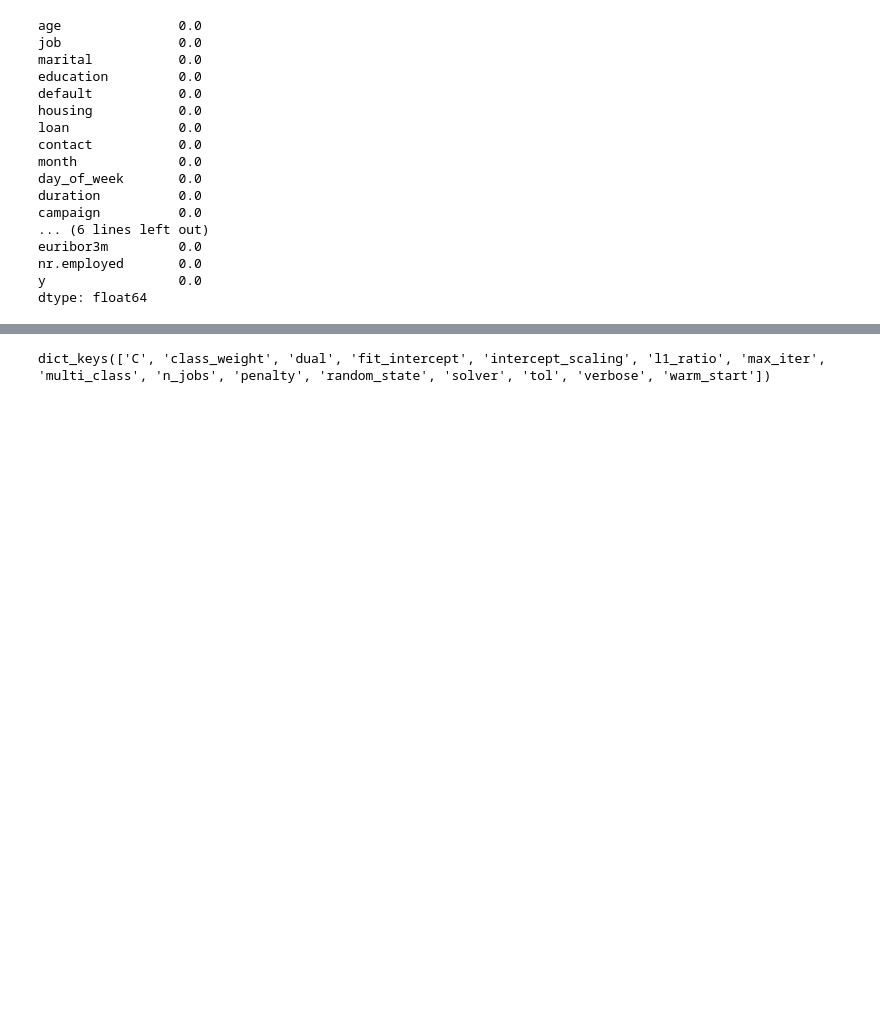
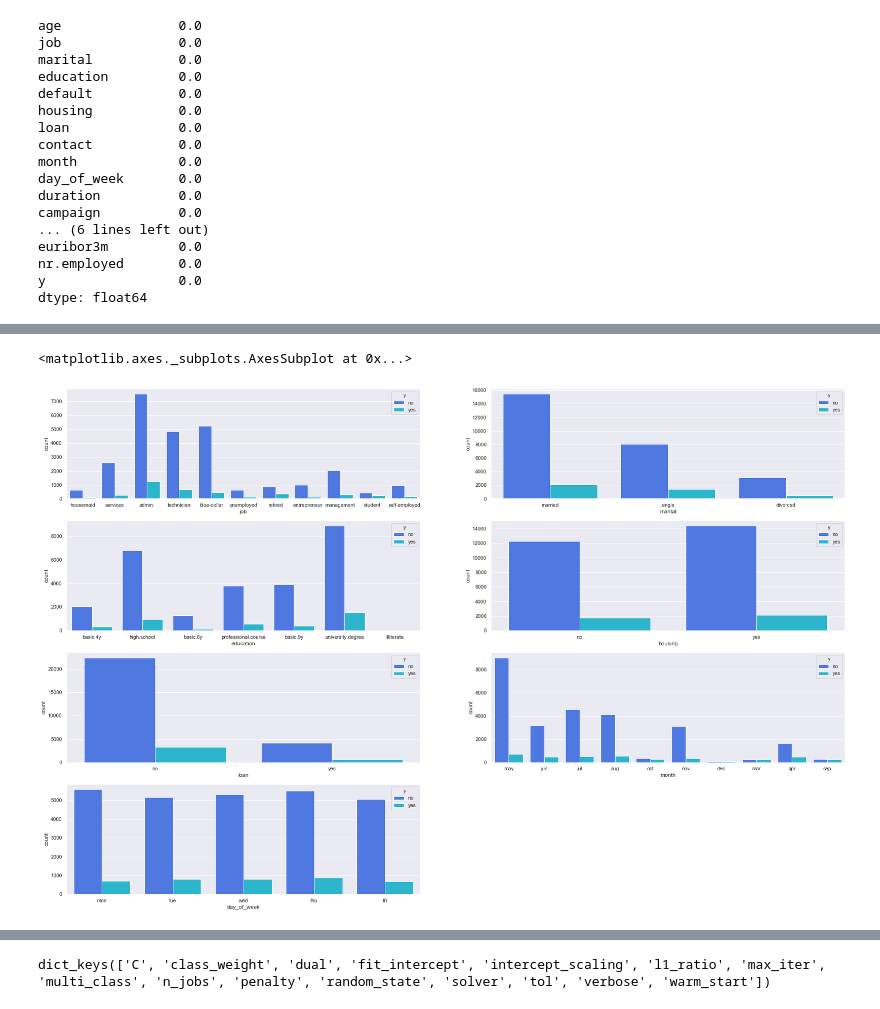
Before and after one commit to cahyoardhi/logistic-reggression-ng-crew, a Jupyter notebook: analysis.ipynb, the cells around one changed output, grey strips where cells are left out. Drawn from its saved outputs; the diff is of its cells as text; code cells hidden in the pictures; blank space fills up the shorter version.

```diff
--- a/analysis.ipynb
+++ b/analysis.ipynb
@@ -156,3 +177,3 @@ Index(['job', 'marital', 'education', 'default', 'housing', 'loan', 'contact',
 # %%
-df_new = df_new[(df_new['job'] != 'unknown') & (df_new['marital'] != 'unknown') & (df_new['education'] != 'unknown') & (df_new['default'] != 'unknown') & (df_new['housing'] != 'unknown') & (df_new['loan'] != 'unknown') & (df_new['contact'] != 'unknown') & (df_new['month'] != 'unknown') & (df_new['day_of_week'] != 'unknown') & (df_new['poutcome'] != 'unknown')]
+df_new = df[(df['job'] != 'unknown') & (df['marital'] != 'unknown') & (df['education'] != 'unknown') & (df['default'] != 'unknown') & (df['housing'] != 'unknown') & (df['loan'] != 'unknown')]
 # %%
@@ -185,0 +212,2 @@ Our data is already clean from duplicate and null value, now we need to check th
+# %%
+df_new = df_new.drop_duplicates(keep='last')
@@ -185,0 +227,29 @@ Our data is already clean from duplicate and null value, now we need to check th
+# %%
+sns.set()
+sns.set_palette('rainbow')
+plt.figure(figsize=[30,20])
+
+plt.subplot(4,2,1)
+sns.countplot(df_new['job'],hue=df_new['y'])
+
+
+plt.subplot(4,2,2)
+sns.countplot(df_new['marital'],hue=df_new['y'])
+
+plt.subplot(4,2,3)
+sns.countplot(df_new['education'],hue=df_new['y'])
+
+plt.subplot(4,2,4)
+sns.countplot(df_new['housing'],hue=df_new['y'])
+
+plt.subplot(4,2,5)
+sns.countplot(df_new['loan'],hue=df_new['y'])
+
+plt.subplot(4,2,6)
+sns.countplot(df_new['month'],hue=df_new['y'])
+
+plt.subplot(4,2,7)
+sns.countplot(df_new['day_of_week'],hue=df_new['y'])
+# %% [output]
+<matplotlib.axes._subplots.AxesSubplot at 0x...>
+[figure, added]
```
Also changed, not shown: parts of 82 cells of this notebook, 1 other file.
